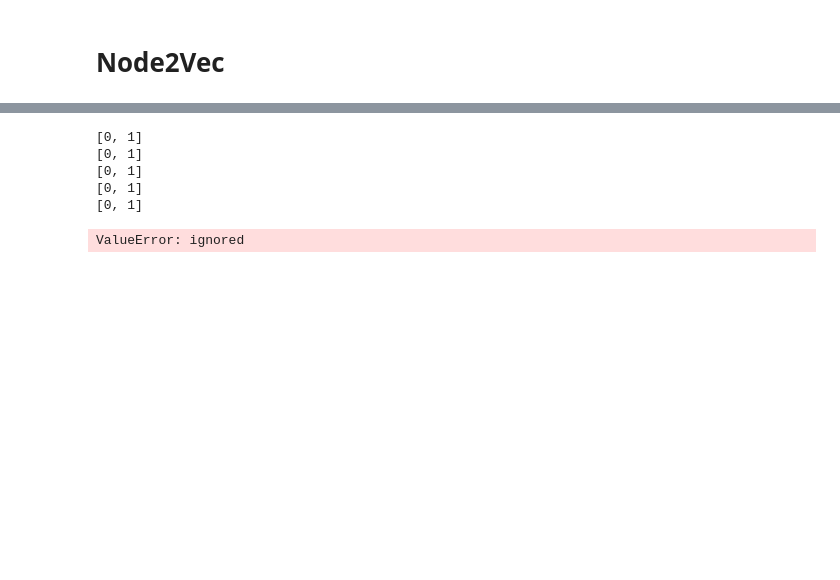
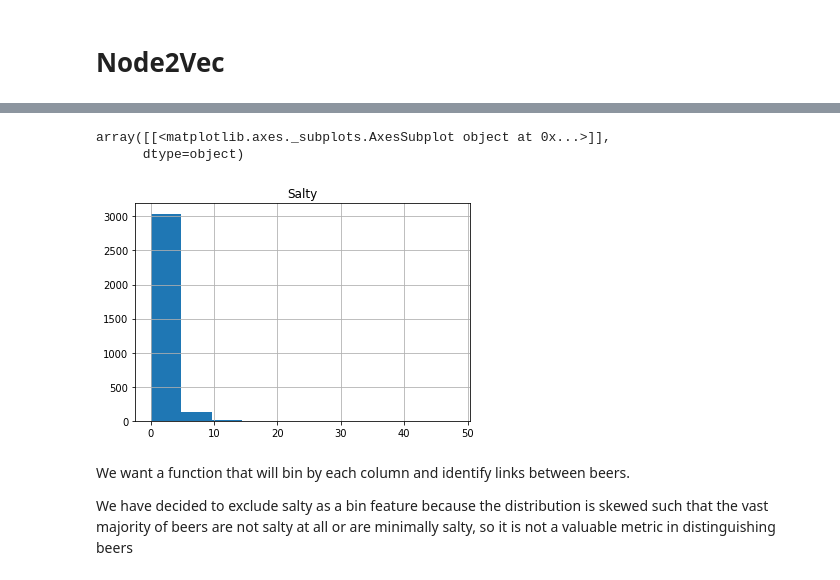
Before and after one commit to sophielouie/beer-recommendation-system, a Jupyter notebook: Recommender_System.ipynb, the cells around one changed output, grey strips where cells are left out. Saved outputs shown, nothing was run; the diff lists cells and outputs as text; code cells hidden in the pictures; blank space fills up the shorter version.

Commit message:
Bucketed beer profile columns

```diff
--- a/Recommender_System.ipynb
+++ b/Recommender_System.ipynb
@@ -244,0 +216,7 @@ Index(['Beer Name (Full)', 'Body', 'Bitter', 'Sweet', 'Sour', 'Salty',
+# %%
+drop_cols = ['Name', 'Brewery', 'Description',
+       'Min IBU', 'Max IBU', 'Alcohol', 'review_aroma', 'review_appearance', 'review_palate', 'review_taste',
+       'review_overall', 'number_of_reviews', 'ABV', 'Astringency', 'Salty']
+beer_profile = pd.read_csv("gdrive/MyDrive/Recommender System/beer_profile_and_ratings.csv", encoding="utf-8")
+bp = beer_profile.drop(columns = drop_cols)
+bp.head()
@@ -245,3 +230,13 @@ Index(['Beer Name (Full)', 'Body', 'Bitter', 'Sweet', 'Sour', 'Salty',
+# %%
+beer_profile.hist('Salty')
+# %% [output]
+array([[<matplotlib.axes._subplots.AxesSubplot object at 0x...>]],
+      dtype=object)
+[figure, added]
+# %% [markdown]
+We want a function that will bin by each column and identify links between beers.
+
+We have decided to exclude salty as a bin feature because the distribution is skewed such that the vast majority of beers are not salty at all or are minimally salty, so it is not a valuable metric in distinguishing beers
 # %%
 #iterate through each column; in each column we want to qcut on that column by x bins
 #Make a new column that describes which buckets the beer falls into for each descriptor
@@ -255,10 +252,3 @@ def bucket_me(x, df):
   return df
 # %%
-bucket_me(2, bp.drop(columns = 'Beer Name (Full)'))
+new_bp = bucket_me(4, bp.set_index('Beer Name (Full)'))
-# %% [output]
-[0, 1]
-[0, 1]
-[0, 1]
-[0, 1]
-[0, 1]
-ValueError: ignored
```
Also changed, not shown: parts of 9 cells of this notebook.
